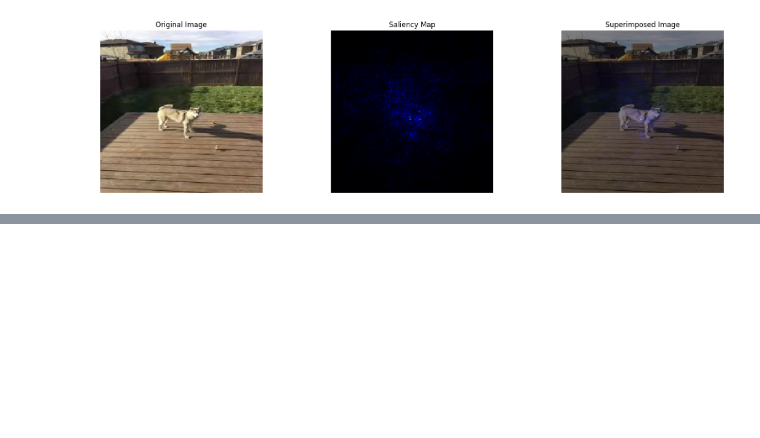
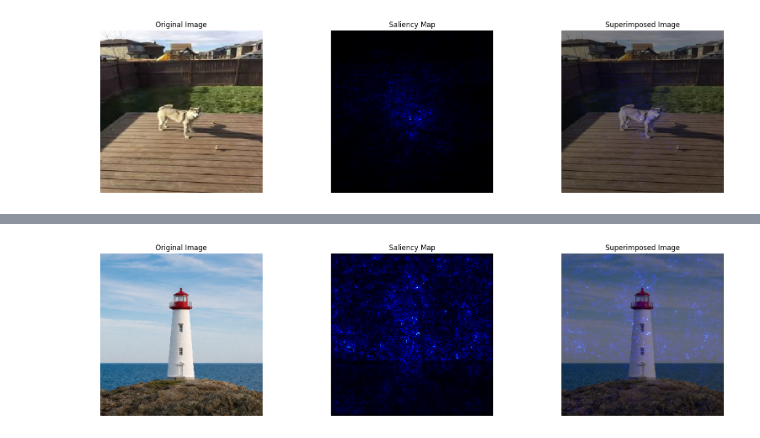
Before and after one commit to layal-z/AAI614_Zeineddine, a Jupyter notebook: Saliency.ipynb, the cells around one changed output, grey strips where cells are left out. Drawn from its saved outputs; the diff is of its cells as text; code cells hidden in the pictures; blank space fills up the shorter version.

```diff
--- a/Saliency.ipynb
+++ b/Saliency.ipynb
@@ -127,0 +228,92 @@ plt.show()
+# %%
+from tensorflow.keras.applications.inception_v3 import decode_predictions
+# Load the InceptionV3 model
+model = InceptionV3(weights='imagenet')
+
+# Load and preprocess the image
+img_path = '/content/lighthouse.png'  # Replace with your image path
+img = image.load_img(img_path, target_size=(299, 299))
+img_array = image.img_to_array(img)
+img_array = np.expand_dims(img_array, axis=0)
+img_array = preprocess_input(img_array)
+
+# Define the class index for Siberian Husky
+class_index = 250  # Siberian Husky
+
+# Number of classes in the model's training data
+num_classes = 1000
+
+# Convert to one hot representation to match our softmax activation in the model definition
+expected_output = tf.one_hot([class_index] * img_array.shape[0], num_classes)
+
+with tf.GradientTape() as tape:
+    # Cast image to float
+    inputs = tf.cast(img_array, tf.float32)
+
+    # Watch the input pixels
+    tape.watch(inputs)
+
+    # Generate the predictions
+    predictions = model(inputs)
+
+    # Get the loss
+    loss = tf.keras.losses.categorical_crossentropy(expected_output, predictions)
+
+# Display the model's highest-probability prediction
+predicted_class = decode_predictions(
+    predictions.numpy(),
+    top=1
+)[0][0]
+
+print("Predicted class:", predicted_class[1])
+print(f"Confidence: {predicted_class[2] * 100:.2f}%")
+
+# Get the gradient with respect to the inputs
+gradients = tape.gradient(loss, inputs)
+
+# Reduce the RGB image to grayscale
+grayscale_tensor = tf.reduce_sum(tf.abs(gradients), axis=-1)
+
+# Normalize the pixel values to be in the range [0, 255]
+normalized_tensor = tf.cast(
+    255 * (grayscale_tensor - tf.reduce_min(grayscale_tensor))
+    / (tf.reduce_max(grayscale_tensor) - tf.reduce_min(grayscale_tensor)),
+    tf.uint8,
+)
+
+# Remove the channel dimension to make the tensor a 2d tensor
+normalized_tensor = tf.squeeze(normalized_tensor)
+
+# Convert the normalized tensor to a numpy array
+normalized_array = normalized_tensor.numpy()
+
+# Apply color map to the grayscale image
+gradient_color = cv2.applyColorMap(normalized_array, cv2.COLORMAP_HOT)
+gradient_color = gradient_color.astype(np.float32) / 255.0
+
+# Convert original image to float32 and normalize
+img_float = (img_array[0] - img_array[0].min()) / (img_array[0].max() - img_array[0].min())
+
+# Superimpose the gradients on the original image
+super_imposed = cv2.addWeighted(img_float, 0.5, gradient_color, 0.5, 0.0)
+
+# Visualize the input image, saliency map, and superimposed image side by side
+fig, ax = plt.subplots(1, 3, figsize=(20, 5))
+
+# Display the original image
+ax[0].imshow(img_float)
+ax[0].axis('off')
+ax[0].set_title('Original Image')
+
+# Display the saliency map
+ax[1].imshow(gradient_color)
+ax[1].axis('off')
+ax[1].set_title('Saliency Map')
+
+# Display the superimposed image
+ax[2].imshow(super_imposed)
+ax[2].axis('off')
+ax[2].set_title('Superimposed Image')
+
+plt.show()
+# %% [output]
@@ -127,0 +322 @@ plt.show()
+[figure, added]
```
Also changed, not shown: parts of 4 cells of this notebook.
